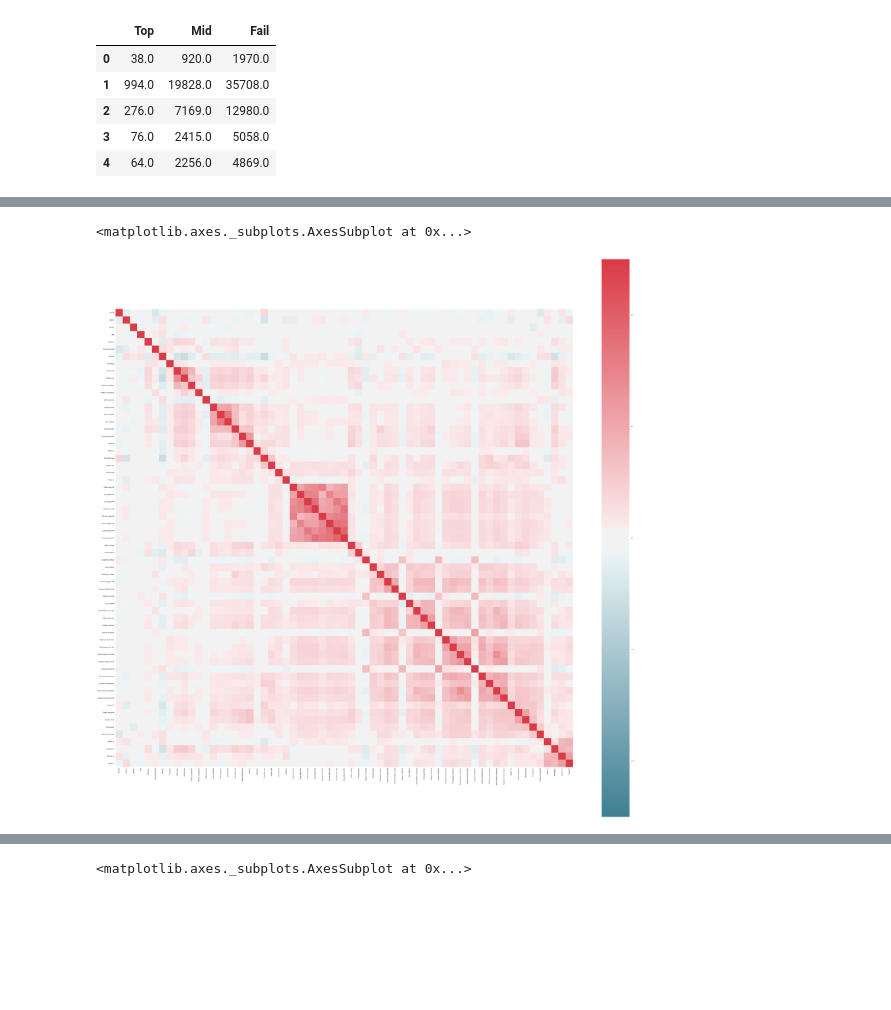
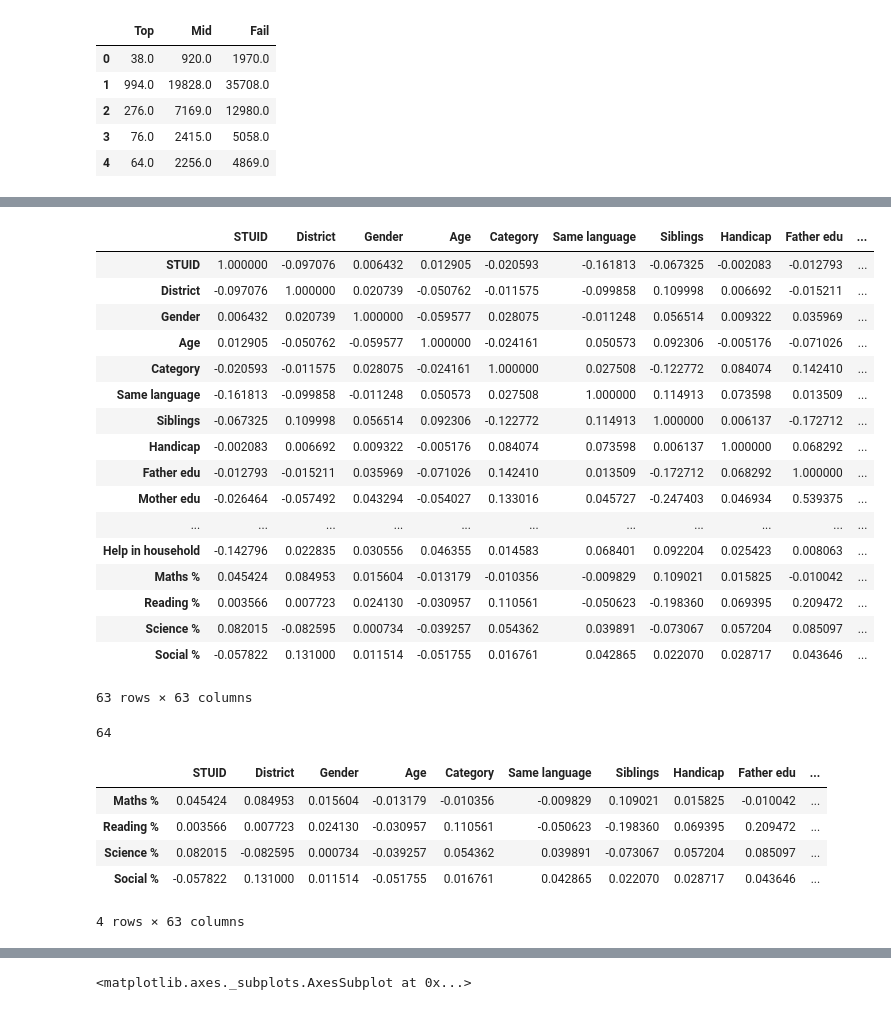
Before and after one commit to holy-devil/nas-dataviz, a Jupyter notebook: analysis/NAS Plots.ipynb, the cells around one changed output, grey strips where cells are left out. Saved outputs shown, nothing was run; the diff lists cells and outputs as text; code cells hidden in the pictures; blank space fills up the shorter version.

```diff
--- a/analysis/NAS Plots.ipynb
+++ b/analysis/NAS Plots.ipynb
@@ -74,12 +91,52 @@ df_Top.corr().to_csv('../datasets/nas/MathsToppersCorrelation.csv')
 # %%
 #Dividing Mid
 df_Mid = df1.copy();
 df_Mid = df_Mid.loc[((df_Mid['Maths %'] >= 33) & (df_Mid['Maths %'] < 81))];
-corr = df_Mid.corr()
+corr_mid = df_Mid.corr()
+corr_mid
 #df_Top.corr().to_csv('../datasets/nas/MathsMidCorrelation.csv')
-f, ax = plt.subplots(figsize=(63, 63))
-sns.heatmap(corr, mask=np.zeros_like(corr, dtype=np.bool), cmap=sns.diverging_palette(220, 10, as_cmap=True),
-            square=True, ax=ax)
+#f, ax = plt.subplots(figsize=(63, 63))
+#sns.heatmap(corr, mask=np.zeros_like(corr, dtype=np.bool), cmap=sns.diverging_palette(220, 10, as_cmap=True),
+#            square=True, ax=ax)
 # %% [output]
+|  | STUID | District | Gender | Age | Category | Same language | Siblings | Handicap | Father edu | ... |
+| STUID | 1.000000 | -0.097076 | 0.006432 | 0.012905 | -0.020593 | -0.161813 | -0.067325 | -0.002083 | -0.012793 | ... |
+| District | -0.097076 | 1.000000 | 0.020739 | -0.050762 | -0.011575 | -0.099858 | 0.109998 | 0.006692 | -0.015211 | ... |
+| Gender | 0.006432 | 0.020739 | 1.000000 | -0.059577 | 0.028075 | -0.011248 | 0.056514 | 0.009322 | 0.035969 | ... |
+| Age | 0.012905 | -0.050762 | -0.059577 | 1.000000 | -0.024161 | 0.050573 | 0.092306 | -0.005176 | -0.071026 | ... |
+| Category | -0.020593 | -0.011575 | 0.028075 | -0.024161 | 1.000000 | 0.027508 | -0.122772 | 0.084074 | 0.142410 | ... |
+| Same language | -0.161813 | -0.099858 | -0.011248 | 0.050573 | 0.027508 | 1.000000 | 0.114913 | 0.073598 | 0.013509 | ... |
+| Siblings | -0.067325 | 0.109998 | 0.056514 | 0.092306 | -0.122772 | 0.114913 | 1.000000 | 0.006137 | -0.172712 | ... |
+| Handicap | -0.002083 | 0.006692 | 0.009322 | -0.005176 | 0.084074 | 0.073598 | 0.006137 | 1.000000 | 0.068292 | ... |
+| Father edu | -0.012793 | -0.015211 | 0.035969 | -0.071026 | 0.142410 | 0.013509 | -0.172712 | 0.068292 | 1.000000 | ... |
+| Mother edu | -0.026464 | -0.057492 | 0.043294 | -0.054027 | 0.133016 | 0.045727 | -0.247403 | 0.046934 | 0.539375 | ... |
+| ... | ... | ... | ... | ... | ... | ... | ... | ... | ... | ... |
+| Help in household | -0.142796 | 0.022835 | 0.030556 | 0.046355 | 0.014583 | 0.068401 | 0.092204 | 0.025423 | 0.008063 | ... |
+| Maths % | 0.045424 | 0.084953 | 0.015604 | -0.013179 | -0.010356 | -0.009829 | 0.109021 | 0.015825 | -0.010042 | ... |
+| Reading % | 0.003566 | 0.007723 | 0.024130 | -0.030957 | 0.110561 | -0.050623 | -0.198360 | 0.069395 | 0.209472 | ... |
+| Science % | 0.082015 | -0.082595 | 0.000734 | -0.039257 | 0.054362 | 0.039891 | -0.073067 | 0.057204 | 0.085097 | ... |
+| Social % | -0.057822 | 0.131000 | 0.011514 | -0.051755 | 0.016761 | 0.042865 | 0.022070 | 0.028717 | 0.043646 | ... |
-<matplotlib.axes._subplots.AxesSubplot at 0x...>
+63 rows × 63 columns
-[figure, removed]
+# %%
+df1.shape[1]
+# %% [output]
+64
+# %%
+def get_redundant_pairs(df):
+    '''Get diagonal and lower triangular pairs of correlation matrix'''
+    pairs_to_drop = set()
+    cols = corr_mid.columns
+    for i in range(0, corr_mid.shape[1]-4):
+        pairs_to_drop.add((cols[i]))
+    return pairs_to_drop
+
+labels_to_drop = get_redundant_pairs(corr_mid)
+corr_mid = corr_mid.drop(labels=labels_to_drop)
+corr_mid
+# %% [output]
+|  | STUID | District | Gender | Age | Category | Same language | Siblings | Handicap | Father edu | ... |
+| Maths % | 0.045424 | 0.084953 | 0.015604 | -0.013179 | -0.010356 | -0.009829 | 0.109021 | 0.015825 | -0.010042 | ... |
+| Reading % | 0.003566 | 0.007723 | 0.024130 | -0.030957 | 0.110561 | -0.050623 | -0.198360 | 0.069395 | 0.209472 | ... |
+| Science % | 0.082015 | -0.082595 | 0.000734 | -0.039257 | 0.054362 | 0.039891 | -0.073067 | 0.057204 | 0.085097 | ... |
+| Social % | -0.057822 | 0.131000 | 0.011514 | -0.051755 | 0.016761 | 0.042865 | 0.022070 | 0.028717 | 0.043646 | ... |
+4 rows × 63 columns
```
Also changed, not shown: parts of 6 cells of this notebook, 9 other files.
